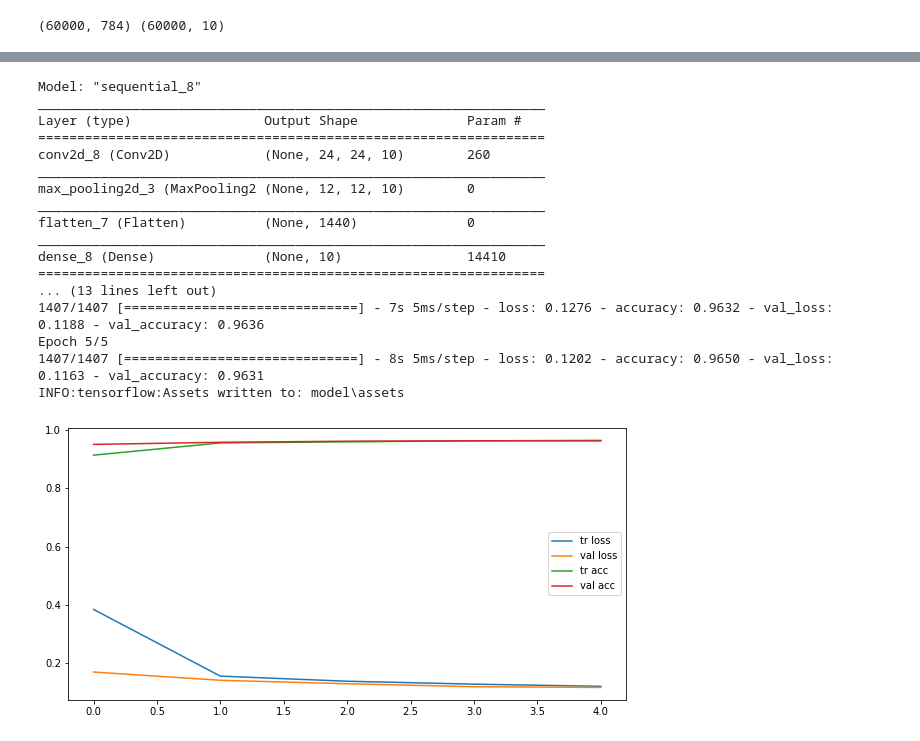
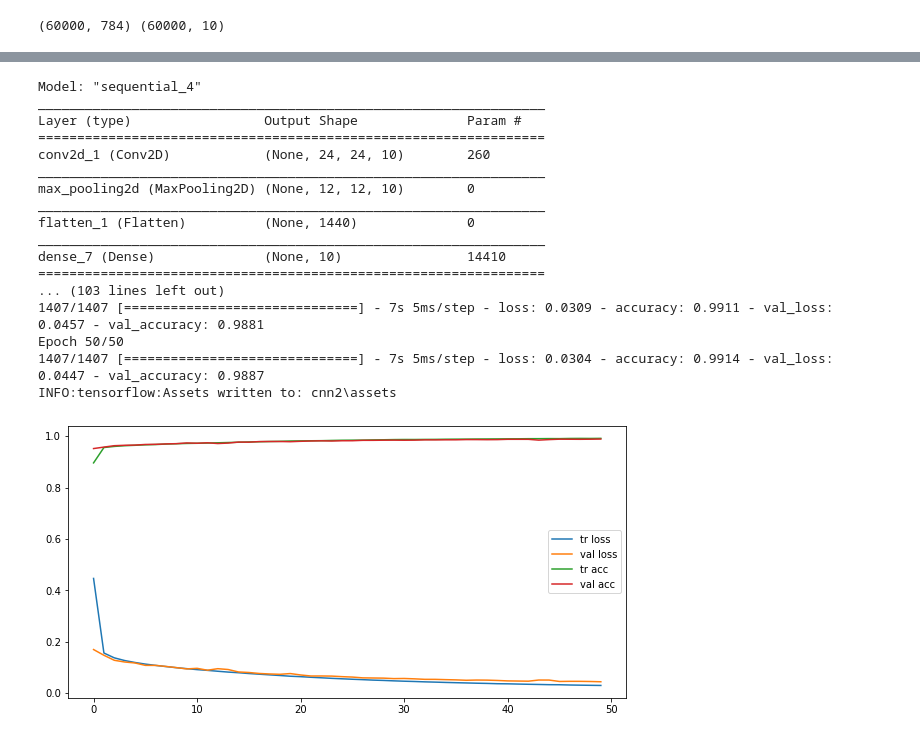
Before and after one commit to Gurdel/nn_keras_kannada_mnist, a Jupyter notebook: keras_mod1.ipynb, the cells around one changed output, grey strips where cells are left out. Cells and saved outputs as stored; diff of their text form; code cells hidden in the pictures.

```diff
--- a/keras_mod1.ipynb
+++ b/keras_mod1.ipynb
@@ -9,3 +9,5 @@ y = np_utils.to_categorical(y, 10)
 print(X.shape, y.shape)
 # %% [output]
 (60000, 784) (60000, 10)
+# %%
+n_epo = 50
@@ -106,46 +192,46 @@ model = keras.Sequential([
     keras.layers.Flatten(),
     keras.layers.Dense(10, activation='softmax')
 ])
 model.compile(loss='categorical_crossentropy', optimizer='sgd', metrics=['accuracy'])
 print(model.summary())
 
 from sklearn.model_selection import train_test_split
 X_train, X_val, y_train, y_val = train_test_split(X, y)
 
 X_train = X_train.reshape((-1, 28, 28, 1)).astype('float32')
 X_val = X_val.reshape((-1, 28, 28, 1)).astype('float32')
 print(X_train.shape, X_val.shape)
 
-res = model.fit(X_train, y_train, validation_data=(X_val, y_val), epochs=5)
-model.save('model')
+res = model.fit(X_train, y_train, validation_data=(X_val, y_val), epochs=n_epo)
+model.save('cnn2')
 
 from matplotlib import pyplot as plt
 plt.figure(figsize=(10, 5))
 plt.plot(res.history["loss"], label="tr loss")
 plt.plot(res.history["val_loss"], label="val loss")
 plt.plot(res.history["accuracy"], label="tr acc")
 plt.plot(res.history["val_accuracy"], label="val acc")
 plt.legend()
 plt.show()
 # %% [output]
-Model: "sequential_8"
+Model: "sequential_4"
 _________________________________________________________________
 Layer (type)                 Output Shape              Param #
 =================================================================
-conv2d_8 (Conv2D)            (None, 24, 24, 10)        260
+conv2d_1 (Conv2D)            (None, 24, 24, 10)        260
 _________________________________________________________________
-max_pooling2d_3 (MaxPooling2 (None, 12, 12, 10)        0
+max_pooling2d (MaxPooling2D) (None, 12, 12, 10)        0
 _________________________________________________________________
-flatten_7 (Flatten)          (None, 1440)              0
+flatten_1 (Flatten)          (None, 1440)              0
 _________________________________________________________________
-dense_8 (Dense)              (None, 10)                14410
+dense_7 (Dense)              (None, 10)                14410
 =================================================================
-... (13 lines left out)
-1407/1407 [==============================] - 7s 5ms/step - loss: 0.1276 - accuracy: 0.9632 - val_loss: 0.1188 - val_accuracy: 0.9636
-Epoch 5/5
-1407/1407 [==============================] - 8s 5ms/step - loss: 0.1202 - accuracy: 0.9650 - val_loss: 0.1163 - val_accuracy: 0.9631
-INFO:tensorflow:Assets written to: model\assets
+... (103 lines left out)
+1407/1407 [==============================] - 7s 5ms/step - loss: 0.0309 - accuracy: 0.9911 - val_loss: 0.0457 - val_accuracy: 0.9881
+Epoch 50/50
+1407/1407 [==============================] - 7s 5ms/step - loss: 0.0304 - accuracy: 0.9914 - val_loss: 0.0447 - val_accuracy: 0.9887
+INFO:tensorflow:Assets written to: cnn2\assets
-[figure, old version]
+[figure, new version]
 # %%
 import keras
 model = keras.Sequential([
```
Also changed, not shown: parts of 9 cells of this notebook, 31 other files.
